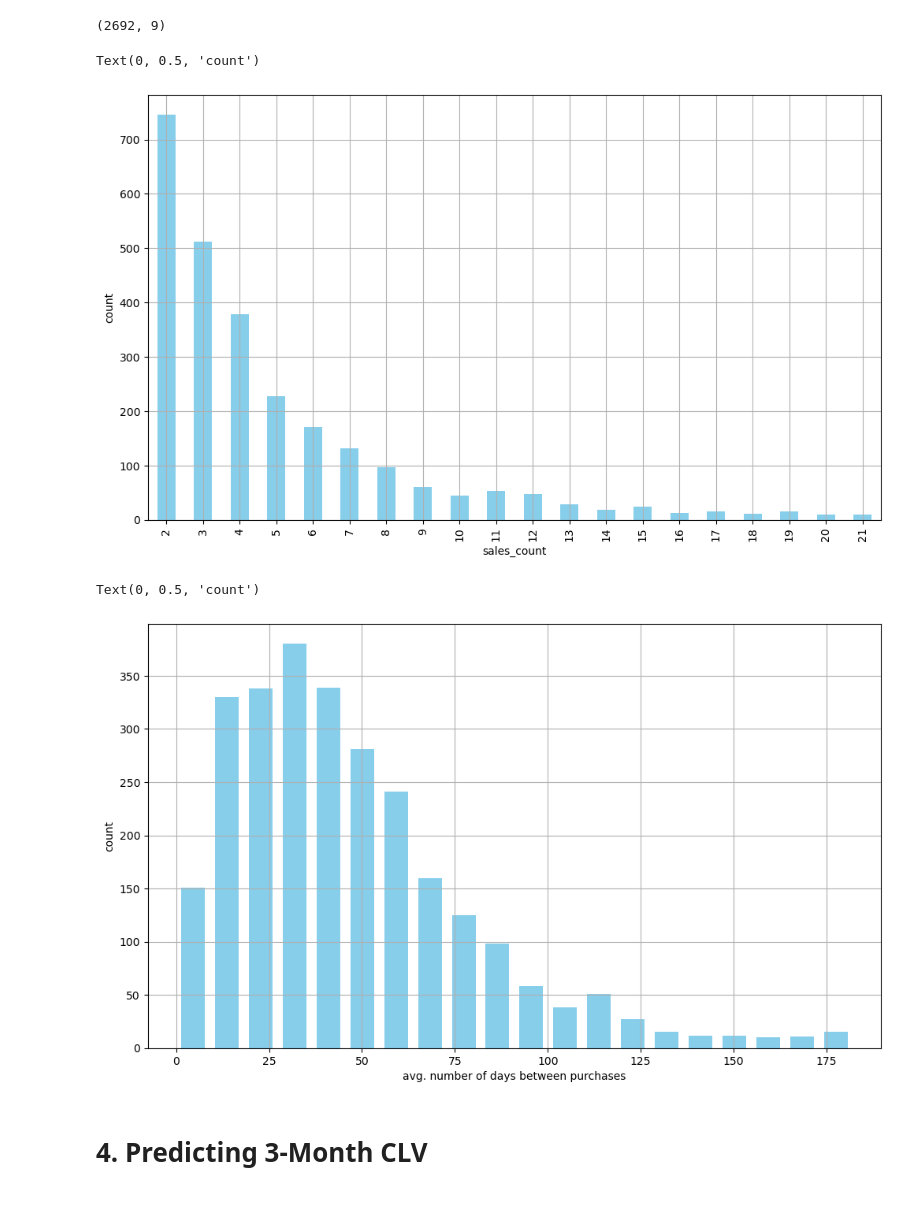
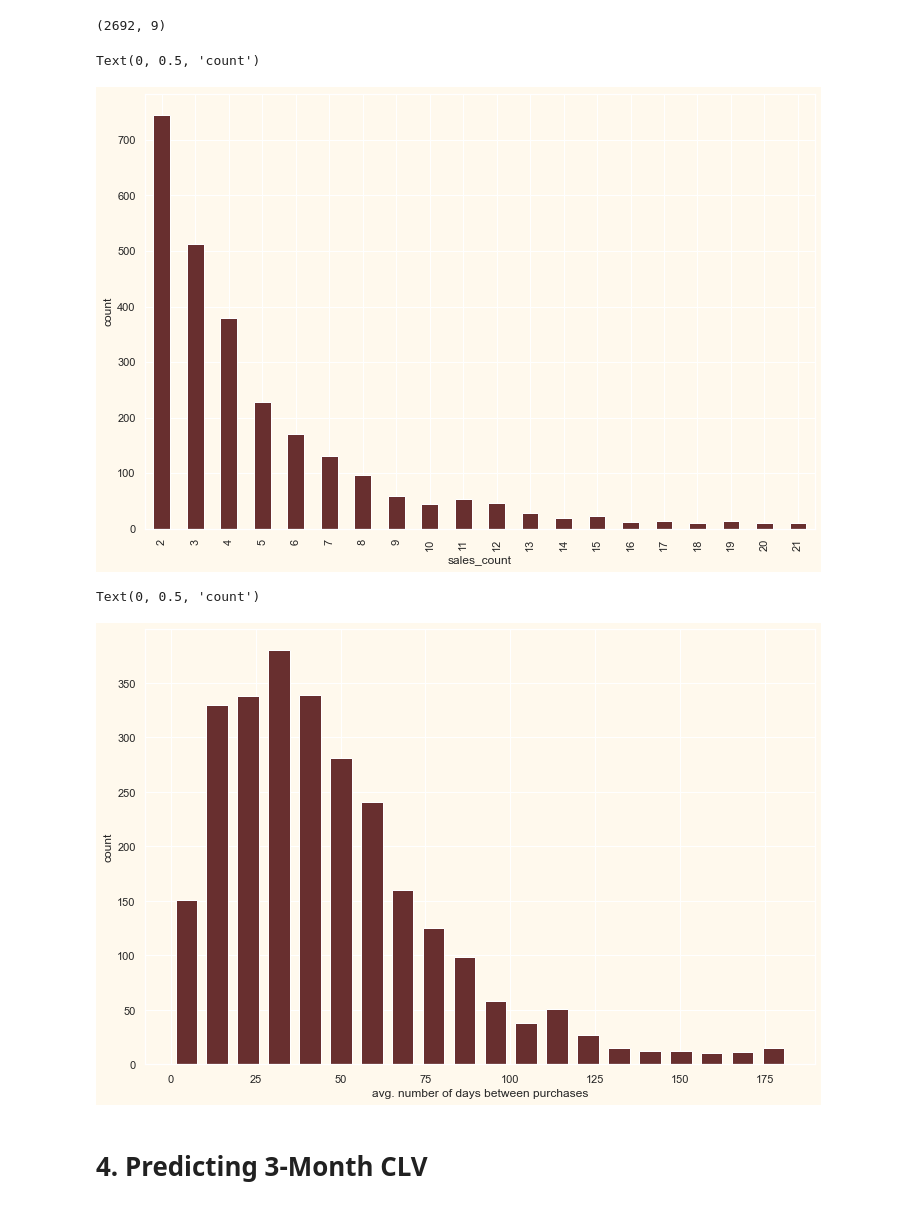
Before and after one commit to nitinjosephrepo/Predicting-Customer-Lifetime-Value, a Jupyter notebook: Predicting Customer Lifetime Value For Next 3 Months.ipynb, the cells around one changed output. Cells and saved outputs as stored; diff of their text form; code cells hidden in the pictures.

```diff
--- a/Predicting Customer Lifetime Value For Next 3 Months.ipynb
+++ b/Predicting Customer Lifetime Value For Next 3 Months.ipynb
@@ -9,6 +11,14 @@ import matplotlib.pyplot as plt
 # Silence warnings
 import warnings
 warnings.filterwarnings('ignore')
+# %%
+#Setting up colors prefrences
+sns.set(rc={"axes.facecolor":"#FFF9ED","figure.facecolor":"#FFF9ED"})
+pallet = ["#682F2F", "#9E726F", "#D6B2B1", "#B9C0C9", "#9F8A78", "#F3AB60"]
+cmap = colors.ListedColormap(["#682F2F", "#9E726F", "#D6B2B1", "#B9C0C9", "#9F8A78", "#F3AB60"])
+
+#Taking hue
+plt.show()
 # %% [markdown]
 ## 1. Load Data
 # %%
@@ -244,28 +254,28 @@ summary_df.shape
 # %%
 ax = summary_df.groupby('sales_count').count()['sales_avg'][:20].plot(
     kind='bar',
-    color='skyblue',
-    figsize=(12,7),
+    color="#682F2F",
+    figsize=(12,8),
     grid=True
 )
 
 ax.set_ylabel('count')
 # %% [output]
 Text(0, 0.5, 'count')
-[figure, old version]
+[figure, new version]
 # %%
 ax = summary_df['invoicedate_purchase_frequency'].hist(
     bins=20,
-    color='skyblue',
+    color="#682F2F",
     rwidth=0.7,
-    figsize=(12,7)
+    figsize=(12,8)
 )
 
 ax.set_xlabel('avg. number of days between purchases')
 ax.set_ylabel('count')
 # %% [output]
 Text(0, 0.5, 'count')
-[figure, old version]
+[figure, new version]
 # %% [markdown]
 # 4. Predicting 3-Month CLV
 # %% [markdown]
```
Also changed, not shown: parts of 14 cells of this notebook, 1 other file.
